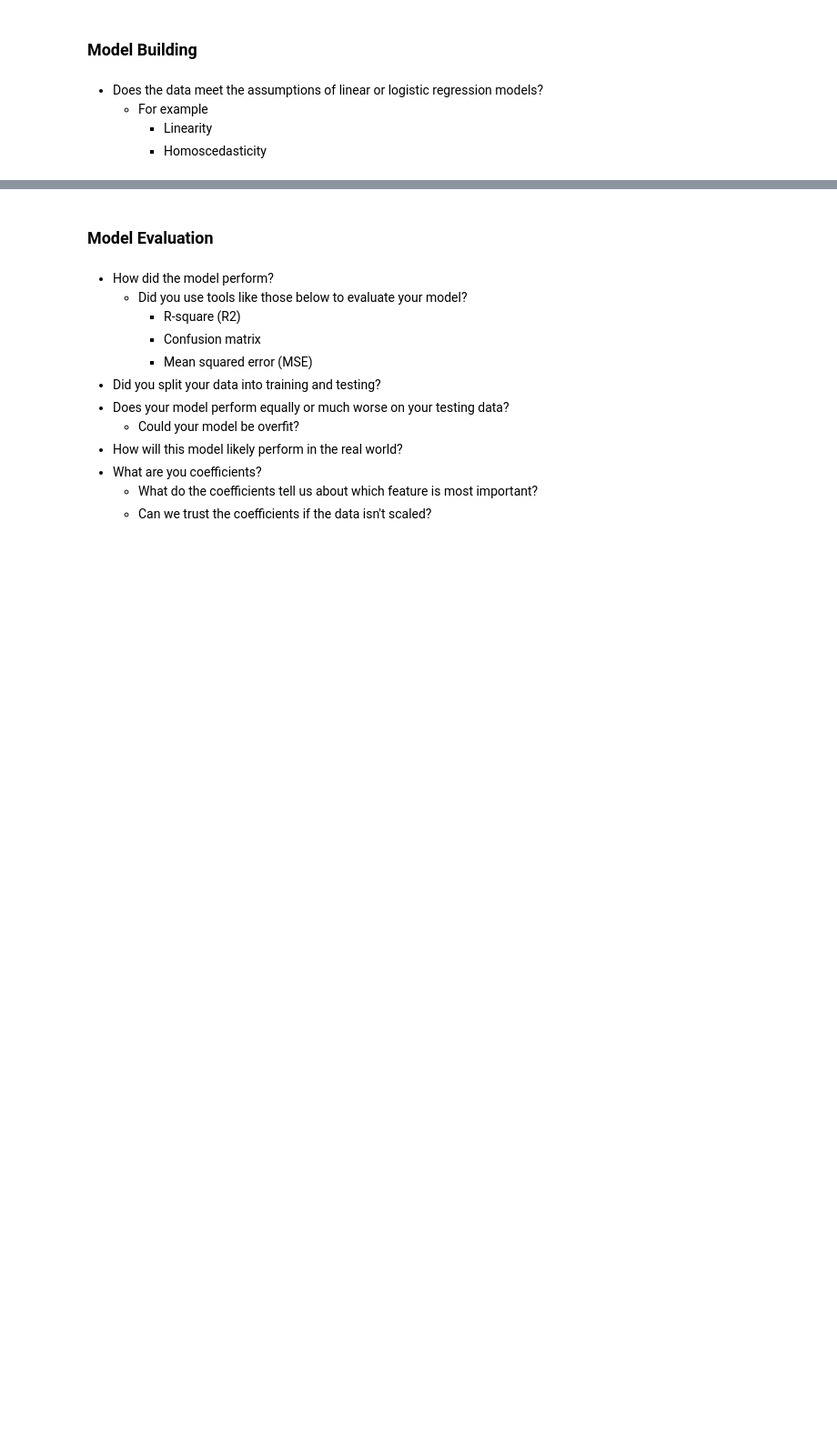
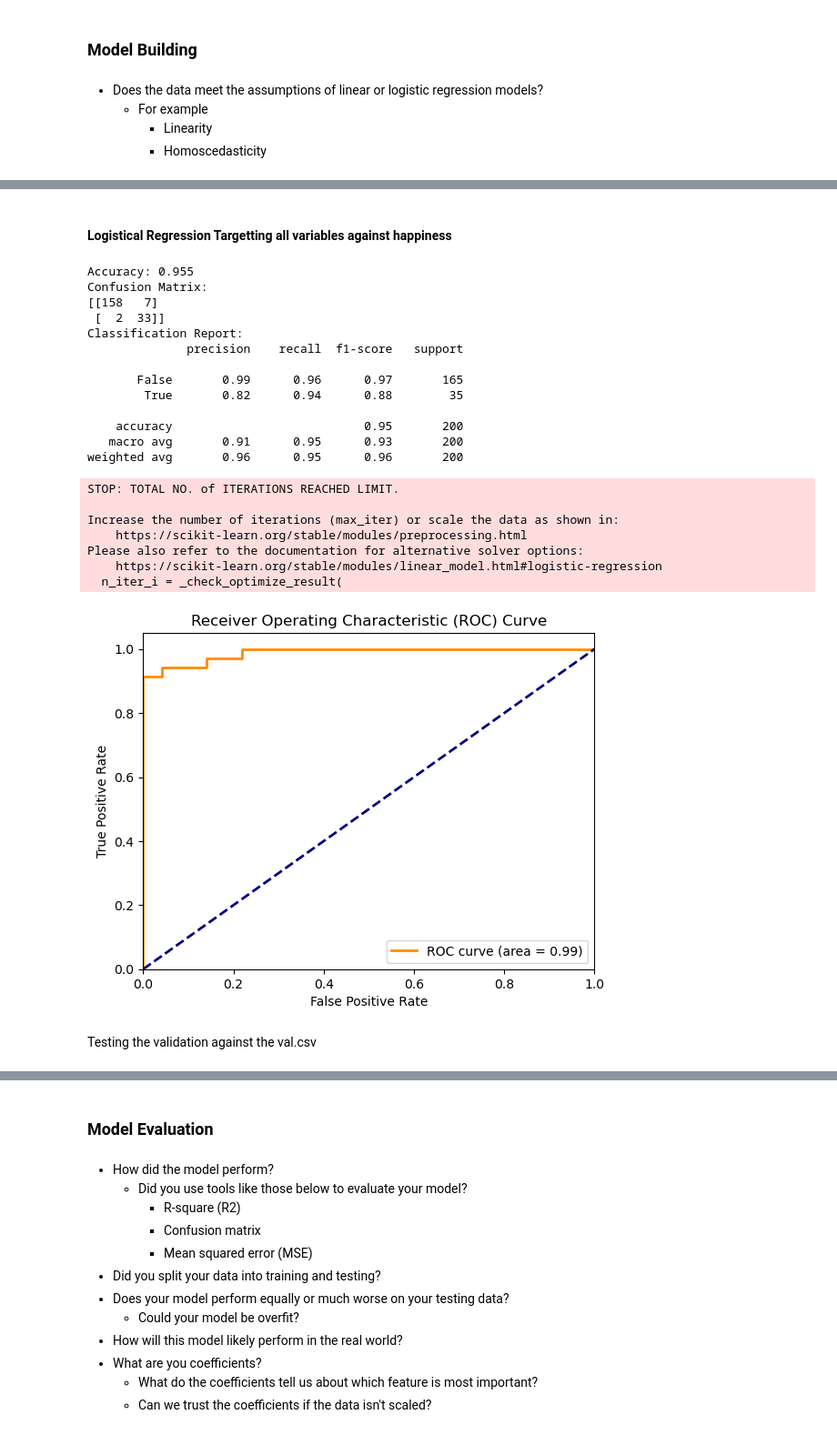
Before and after one commit to Austin-Heard/social-media-emotional-effects, a Jupyter notebook: notebooks/data_template.ipynb, the cells around one changed output, grey strips where cells are left out. Shown at 91% size. Drawn from its saved outputs; the diff is of its cells as text; code cells hidden in the pictures; blank space fills up the shorter version.

```diff
--- a/notebooks/data_template.ipynb
+++ b/notebooks/data_template.ipynb
@@ -661,0 +707,68 @@ P-value: 6.527112857189835e-08
+# %% [markdown]
+#### Logistical Regression Targetting all variables against happiness
+# %%
+# Features and target variable
+X = socialmedia_ml_db.drop(columns=['Dominant_Emotion_Happiness', 'Dominant_Emotion_Sadness', 'Dominant_Emotion_Anger', 'Dominant_Emotion_Neutral'])
+y = socialmedia_ml_db['Dominant_Emotion_Happiness']
+
+# Split the data into training and testing sets
+X_train, X_test, y_train, y_test = train_test_split(X, y, test_size=0.2, random_state=42)
+
+# Model training
+model = LogisticRegression()
+model.fit(X_train, y_train)
+
+# Model predictions
+y_pred = model.predict(X_test)
+y_prob = model.predict_proba(X_test)[:, 1]
+
+# Model evaluation
+accuracy = accuracy_score(y_test, y_pred)
+conf_matrix = confusion_matrix(y_test, y_pred)
+class_report = classification_report(y_test, y_pred)
+
+# Print evaluation metrics
+print(f"Accuracy: {accuracy}")
+print("Confusion Matrix:")
+print(conf_matrix)
+print("Classification Report:")
+print(class_report)
+
+# Plotting ROC curve
+fpr, tpr, thresholds = roc_curve(y_test, y_prob)
+roc_auc = auc(fpr, tpr)
+
+plt.figure()
+plt.plot(fpr, tpr, color='darkorange', lw=2, label=f'ROC curve (area = {roc_auc:.2f})')
+plt.plot([0, 1], [0, 1], color='navy', lw=2, linestyle='--')
+plt.xlim([0.0, 1.0])
+plt.ylim([0.0, 1.05])
+plt.xlabel('False Positive Rate')
+plt.ylabel('True Positive Rate')
+plt.title('Receiver Operating Characteristic (ROC) Curve')
+plt.legend(loc="lower right")
+plt.show()
+# %% [output]
+Accuracy: 0.955
+Confusion Matrix:
+[[158   7]
+ [  2  33]]
+Classification Report:
+              precision    recall  f1-score   support
+
+       False       0.99      0.96      0.97       165
+        True       0.82      0.94      0.88        35
+
+    accuracy                           0.95       200
+   macro avg       0.91      0.95      0.93       200
+weighted avg       0.96      0.95      0.96       200
+STOP: TOTAL NO. of ITERATIONS REACHED LIMIT.
+
+Increase the number of iterations (max_iter) or scale the data as shown in:
+    https://scikit-learn.org/stable/modules/preprocessing.html
+Please also refer to the documentation for alternative solver options:
+    https://scikit-learn.org/stable/modules/linear_model.html#logistic-regression
+  n_iter_i = _check_optimize_result(
+[figure, added]
+# %% [markdown]
+Testing the validation against the val.csv
```
Also changed, not shown: parts of 12 cells of this notebook, 1 other file.
